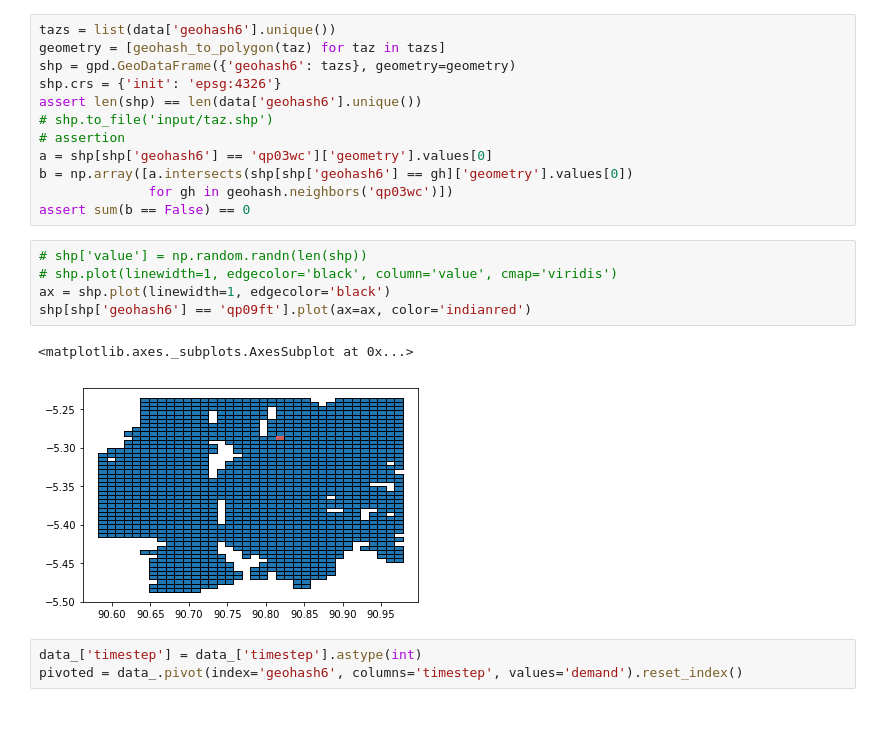
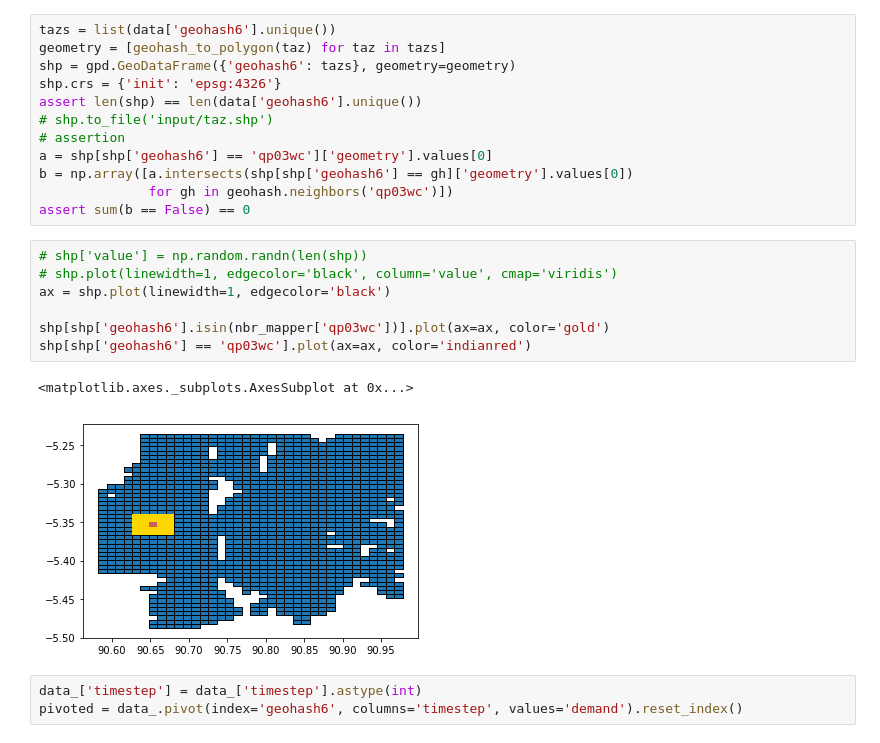
Before and after one commit to ywnch/ride-demand-forecast, a Jupyter notebook: explore_spatial_lag.ipynb, the cells around one changed output. Saved outputs shown, nothing was run; the diff lists cells and outputs as text.

```diff
--- a/explore_spatial_lag.ipynb
+++ b/explore_spatial_lag.ipynb
@@ -52,11 +52,13 @@ assert sum(b == False) == 0
 # %%
 # shp['value'] = np.random.randn(len(shp))
 # shp.plot(linewidth=1, edgecolor='black', column='value', cmap='viridis')
 ax = shp.plot(linewidth=1, edgecolor='black')
-shp[shp['geohash6'] == 'qp09ft'].plot(ax=ax, color='indianred')
+
+shp[shp['geohash6'].isin(nbr_mapper['qp03wc'])].plot(ax=ax, color='gold')
+shp[shp['geohash6'] == 'qp03wc'].plot(ax=ax, color='indianred')
 # %% [output]
 <matplotlib.axes._subplots.AxesSubplot at 0x...>
-[figure, old version]
+[figure, new version]
 # %%
 data_['timestep'] = data_['timestep'].astype(int)
 pivoted = data_.pivot(index='geohash6', columns='timestep', values='demand').reset_index()
```
Also changed, not shown: parts of 4 cells of this notebook, 1 other file.
